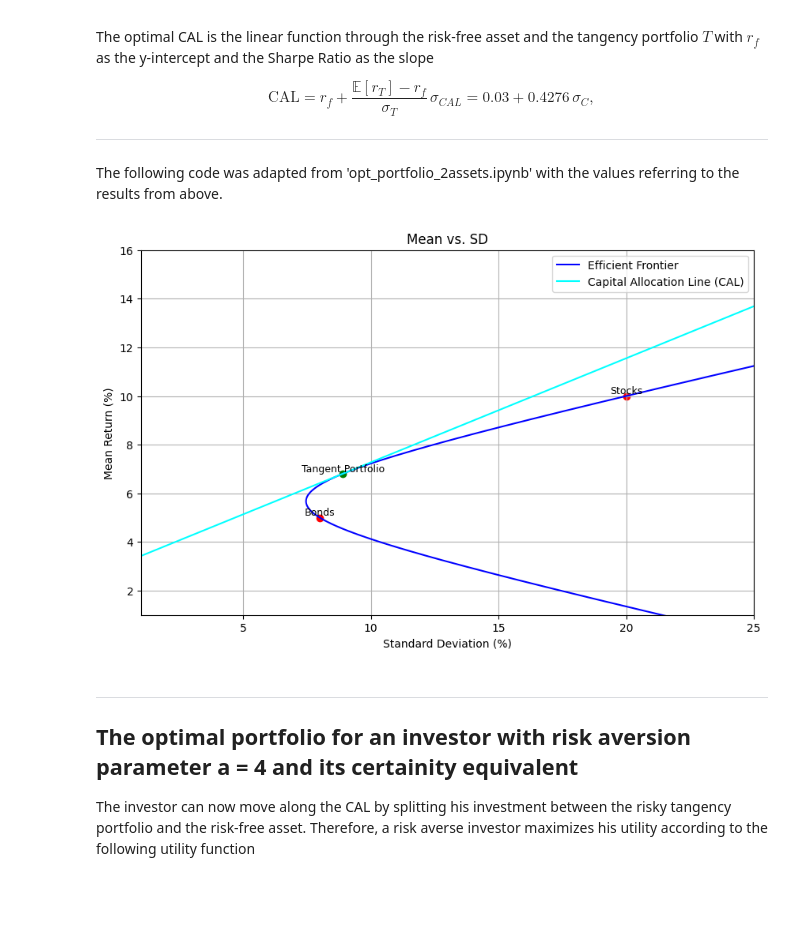
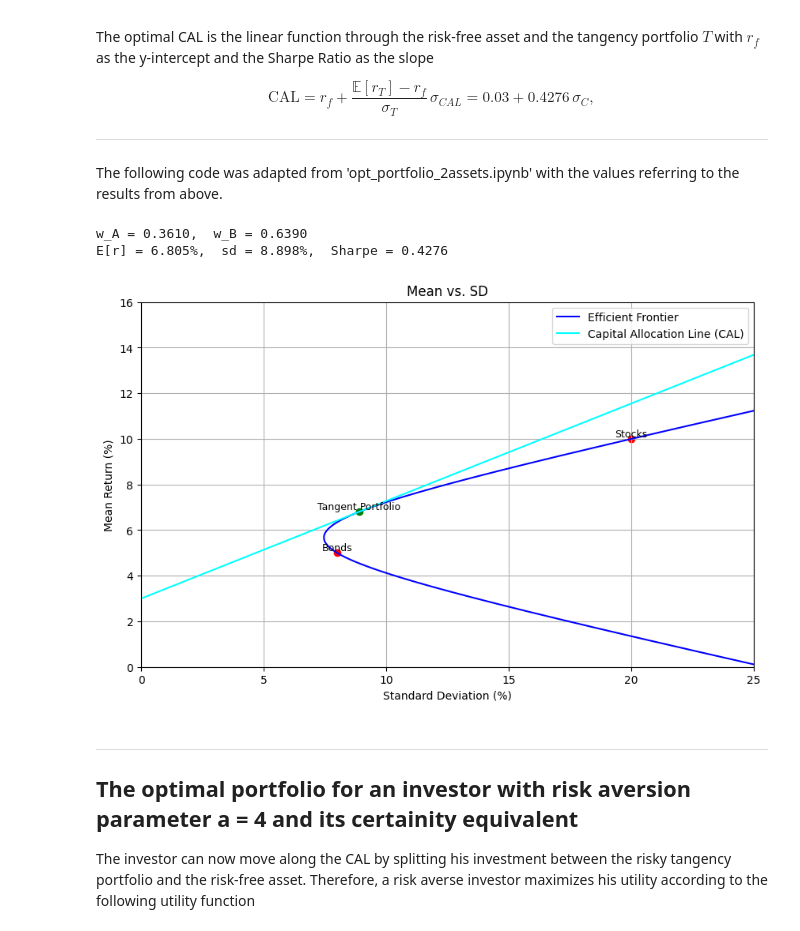
Before and after one commit to Oberdammer/asset_pricing, a Jupyter notebook: Assignment_1.ipynb, the cells around one changed output. Saved outputs shown, nothing was run; the diff lists cells and outputs as text; code cells hidden in the pictures; blank space fills up the shorter version.

```diff
--- a/Assignment_1.ipynb
+++ b/Assignment_1.ipynb
@@ -383,12 +383,15 @@ wT1 = wT1[0]
 
 T_w = np.array([[wT1], [1 - wT1]])
 
-# Mean and volatility of tangent portfolio
-T_mean = np.dot(T_w.T, SB_mean)
-T_vol = np.sqrt(np.dot(np.dot(T_w.T, SB_Sigma), T_w))
+# Mean and volatility of tangent portfolio (as scalars)
+T_mean = np.dot(T_w.T, SB_mean).item()
+T_vol = np.sqrt(np.dot(np.dot(T_w.T, SB_Sigma), T_w).item())
 
 # Sharpe ratio
 T_SR = (T_mean - rf) / T_vol
+
+print(f"w_A = {wT1:.4f},  w_B = {1 - wT1:.4f}")
+print(f"E[r] = {T_mean*100:.3f}%,  sd = {T_vol*100:.3f}%,  Sharpe = {T_SR:.4f}")
 
 # Possible combinations of weights
 yT = np.arange(-10, 10.01, 0.01)
@@ -403,45 +406,52 @@ portT_mean = np.dot(portT.T, SB_mean)
 # Compute var-covar matrix of portfolio returns (we will only use the variances on the main diagonal)
 portT_var = np.diag(np.dot(np.dot(portT.T, SB_Sigma), portT))
 portT_vol = np.sqrt(portT_var).reshape(len(portT_var), 1)
+
+# Compute var-covar matrix of portfolio returns (we will only use the variances on the main diagonal)
+portT_var = np.diag(np.dot(np.dot(portT.T, SB_Sigma), portT))
+portT_vol = np.sqrt(portT_var).reshape(len(portT_var), 1)
+# %% [output]
+w_A = 0.3610,  w_B = 0.6390
+E[r] = 6.805%,  sd = 8.898%,  Sharpe = 0.4276
 # %%
 plt.figure(figsize=(10, 6))
 plt.plot(portT_vol * 100, portT_mean * 100, 'b-', label='Efficient Frontier')
 plt.title("Mean vs. SD")
 plt.xlabel("Standard Deviation (%)")
 plt.ylabel("Mean Return (%)")
-plt.xlim(1, 25)
-plt.ylim(1, 16)
+plt.xlim(0, 25)
+plt.ylim(0, 16)
 
 # Add points for Tangent portfolio
 plt.scatter(T_vol * 100, T_mean * 100, color='green', marker='o')
 plt.text(T_vol * 100, T_mean * 100, 'Tangent Portfolio', fontsize=9, ha='center', va='bottom')
 
 # Add points for stock and bond funds
 plt.scatter(np.sqrt(np.diag(SB_Sigma)) * 100, SB_mean * 100, color='red', marker='o')
 SB_labels = ["Stocks", "Bonds"]
 for i, txt in enumerate(SB_labels):
-    plt.text(np.sqrt(np.diag(SB_Sigma))[i] * 100, SB_mean[i] * 100, txt, fontsize=9, ha='center', va='bottom')
+    plt.text(np.sqrt(np.diag(SB_Sigma))[i] * 100, SB_mean[i, 0] * 100, txt,
+             fontsize=9, ha='center', va='bottom')
 
 # Add the CAL to the picture
 
 # Possible combinations of weights
 yf = np.arange(0, 10.01, 0.01)
 
 # Compute expected returns
-CAL_mean = rf + yf * (T_mean[0, 0] - rf)
+CAL_mean = rf + yf * (T_mean - rf)
 
 # Compute volatilities
-CAL_vol = yf * T_vol[0, 0]
+CAL_vol = yf * T_vol
 
 # Add CAL to the graph
 plt.plot(CAL_vol * 100, CAL_mean * 100, color='cyan', label='Capital Allocation Line (CAL)')
 
-# Display the plot with the legend
 plt.legend()
 plt.grid(True)
 plt.show()
 # %% [output]
-[figure, old version]
+[figure, new version]
 # %% [markdown]
 
 ---
```
Also changed, not shown: parts of 7 cells of this notebook, 2 other files.
